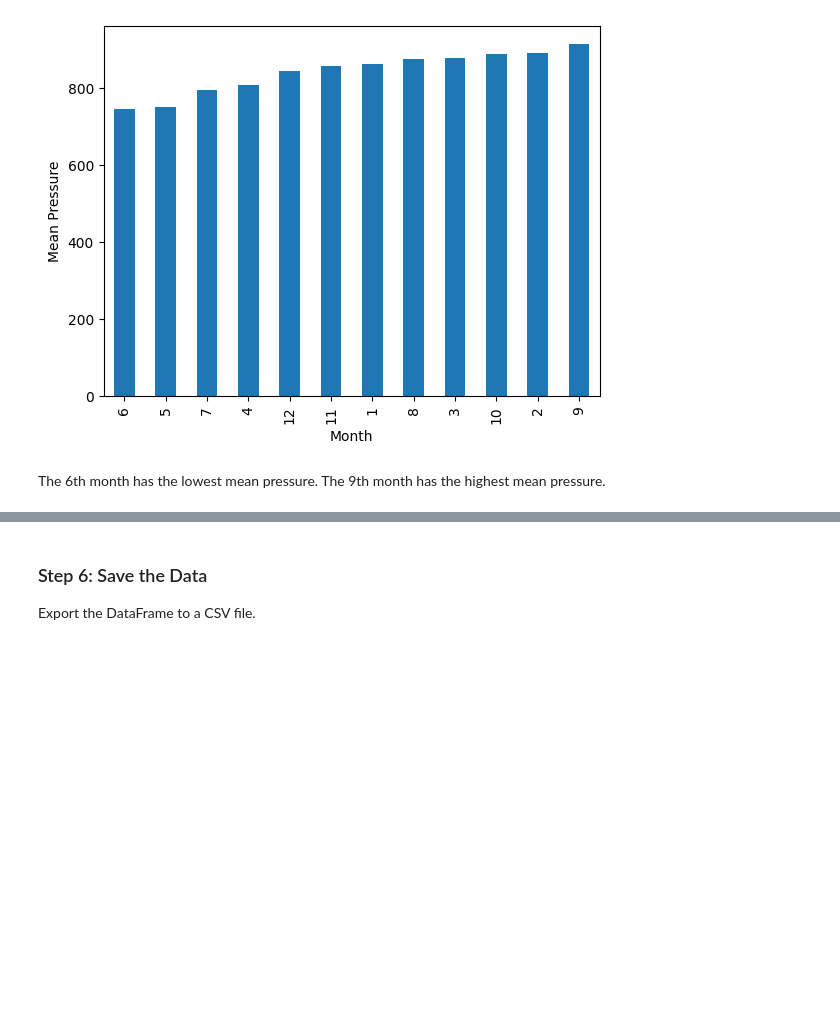
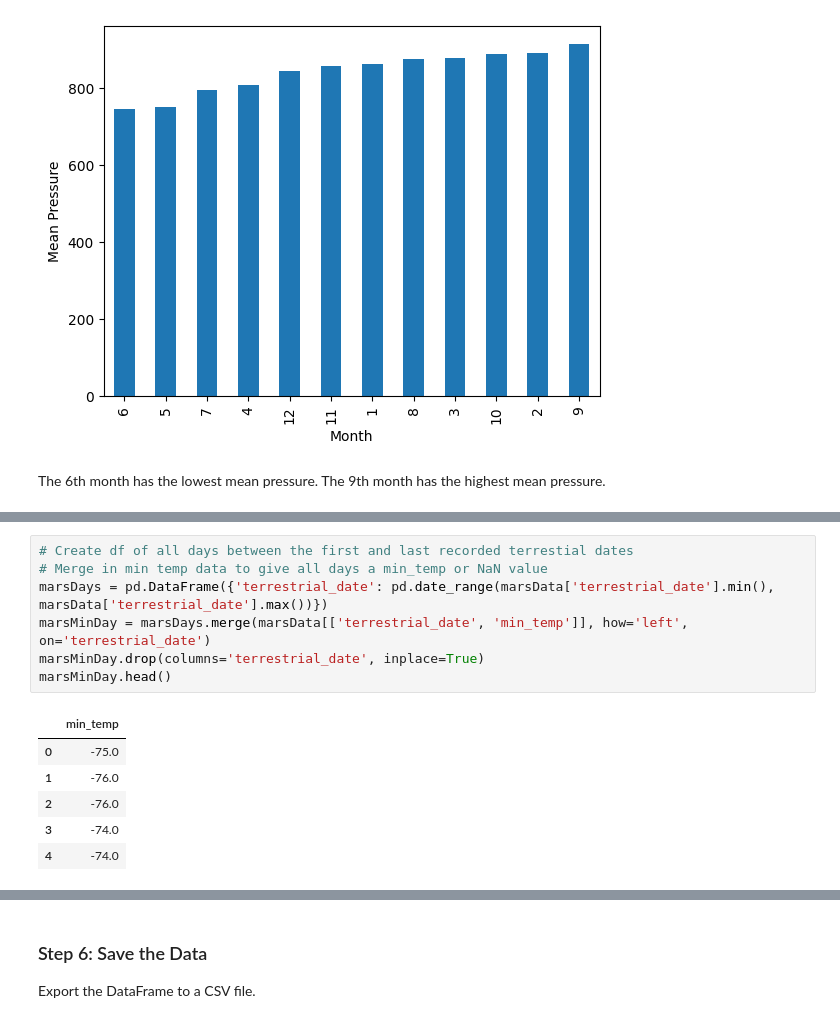
Before and after one commit to AshleyJubilee/mars-scraper-challenge, a Jupyter notebook: part_2_mars_weather.ipynb, the cells around one changed output, grey strips where cells are left out. Drawn from its saved outputs; the diff is of its cells as text; blank space fills up the shorter version.

```diff
--- a/part_2_mars_weather.ipynb
+++ b/part_2_mars_weather.ipynb
@@ -235,2 +224,16 @@ Timedelta('-2021 days +00:00:00')
+# %%
+# Create df of all days between the first and last recorded terrestial dates
+# Merge in min temp data to give all days a min_temp or NaN value
+marsDays = pd.DataFrame({'terrestrial_date': pd.date_range(marsData['terrestrial_date'].min(), marsData['terrestrial_date'].max())})
+marsMinDay = marsDays.merge(marsData[['terrestrial_date', 'min_temp']], how='left', on='terrestrial_date')
+marsMinDay.drop(columns='terrestrial_date', inplace=True)
+marsMinDay.head()
+# %% [output]
+|  | min_temp |
+| 0 | -75.0 |
+| 1 | -76.0 |
+| 2 | -76.0 |
+| 3 | -74.0 |
+| 4 | -74.0 |
 # %%
 # 5. How many terrestrial (earth) days are there in a Martian year?
```
Also changed, not shown: parts of 11 cells of this notebook.
